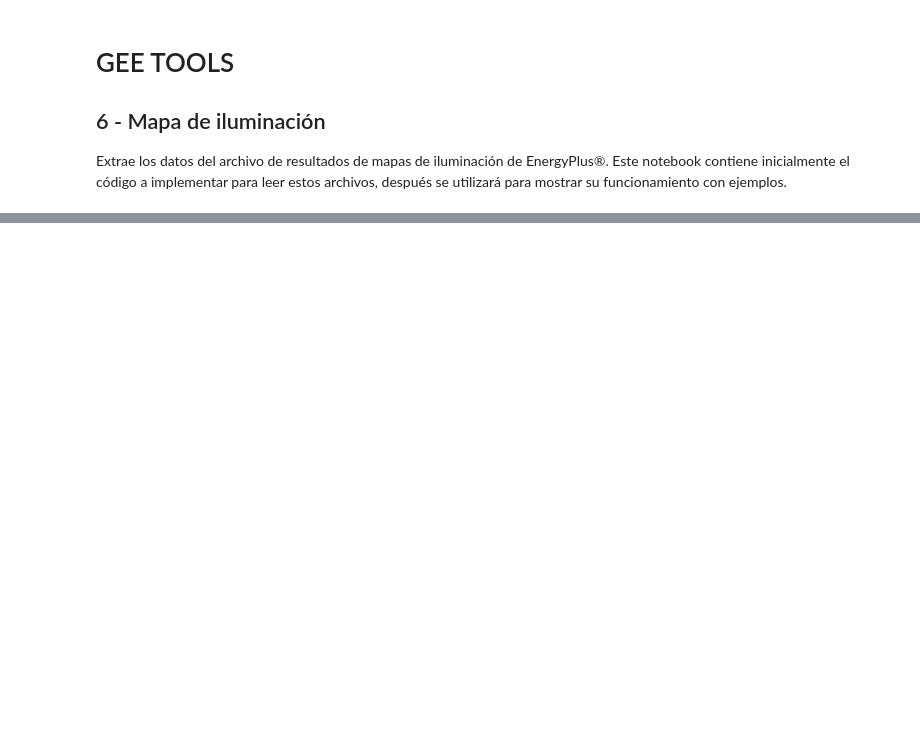
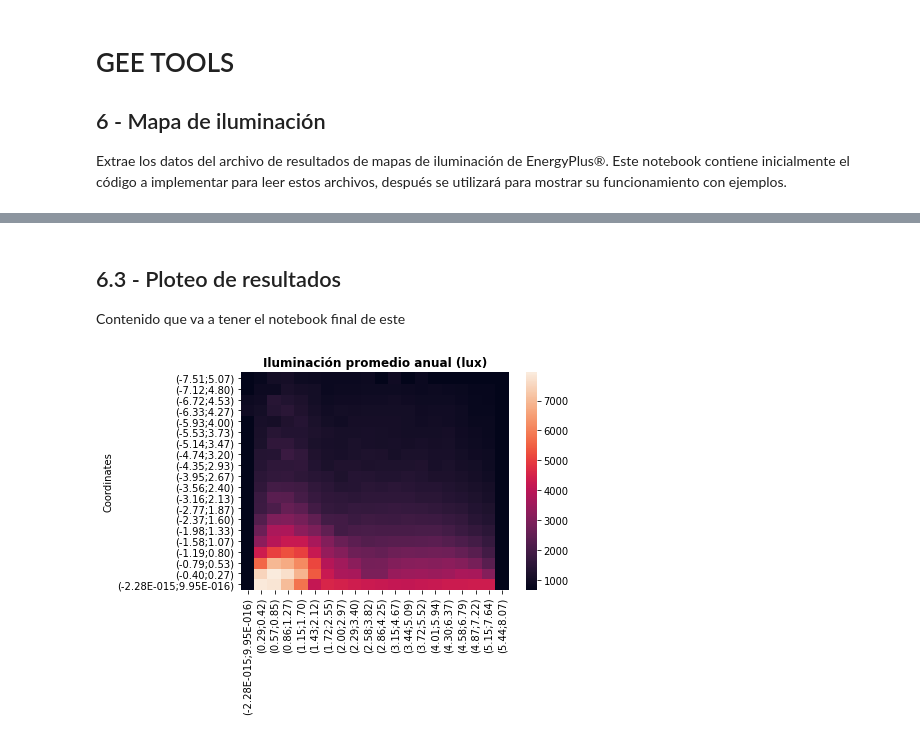
Before and after one commit to AltamarMx/iertools, a Jupyter notebook: notebooks/006_illumination_map_EP.ipynb, the cells around one changed output, grey strips where cells are left out. Cells and saved outputs as stored; diff of their text form; code cells hidden in the pictures; blank space fills up the shorter version.

```diff
--- a/notebooks/006_illumination_map_EP.ipynb
+++ b/notebooks/006_illumination_map_EP.ipynb
@@ -159,0 +149,2 @@ sbn.heatmap(mean_data, cmap="rocket").invert_yaxis()
+# %%
+IlluMaps = IlluMap.get_illumaps_from_file(file_name = "../data/eplusmap.csv")
@@ -159,0 +189,36 @@ sbn.heatmap(mean_data, cmap="rocket").invert_yaxis()
+# %%
+datetime_keys = IlluMaps[0].get_datetimes()
+# %%
+combined_data = pd.DataFrame()
+for dt in datetime_keys:
+    if (year is None):
+        pass # Se debería lanzar un error
+    elif (month is None):
+        if (dt.year == year):
+            combined_data = pd.concat([combined_data, IlluMaps[0].data_at(dt.year, dt.month, dt.day, dt.hour, dt.minute)])
+        else:
+            pass
+            #return pd.DataFrame() #Entregar dataframe desocupado o se podría lanzar un error
+    elif (day is None):
+        if (dt.year == year and dt.month == month):
+            combined_data = pd.concat([combined_data, IlluMaps[0].data_at(dt.year, dt.month, dt.day, dt.hour, dt.minute)])
+        else:
+            pass
+            #return pd.DataFrame() # Entregar dataframe desocupado o se podría lanzar un error
+    elif (hour is None):
+        if (dt.year == year and dt.month == month and dt.day == day):
+            combined_data = pd.concat([combined_data, IlluMaps[0].data_at(dt.year, dt.month, dt.day, dt.hour, dt.minute)])
+        else:
+            pass
+            #return pd.DataFrame() # Entregar dataframe desocupado o se podría lanzar un error
+    elif (minute is None):
+        if (dt.year == year and dt.month == month and dt.day == day and dt.hour == hour):
+            combined_data = pd.concat([combined_data, IlluMaps[0].data_at(dt.year, dt.month, dt.day, dt.hour, dt.minute)])
+        else:
+            pass
+            #return pd.DataFrame() # Entregar dataframe desocupado o se podría lanzar un error
+    else:
+        pass
+        #return IlluMaps[0].data_at(dt.year, dt.month, dt.day, dt.hour, dt.minute)
+# %%
+mean_data = combined_data.groupby("Coordinates", sort=False).mean()
@@ -159,0 +248,10 @@ sbn.heatmap(mean_data, cmap="rocket").invert_yaxis()
+# %% [markdown]
+## 6.3 - Ploteo de resultados
+Contenido que va a tener el notebook final de este
+# %%
+fig, ax = plt.subplots()
+sbn.heatmap(mean_data, cmap="rocket").invert_yaxis()
+plt.title("Iluminación promedio anual (lux)", fontsize=12, fontweight="bold")
+plt.savefig("illumap.svg", format="svg")
+# %% [output]
+[figure, added]
```
Also changed, not shown: parts of 29 cells of this notebook, 2 other files.
